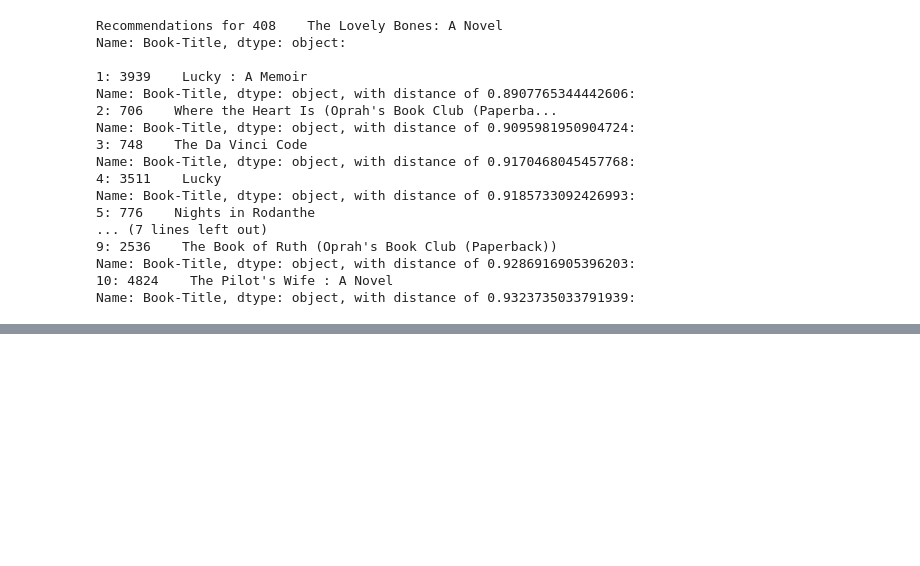
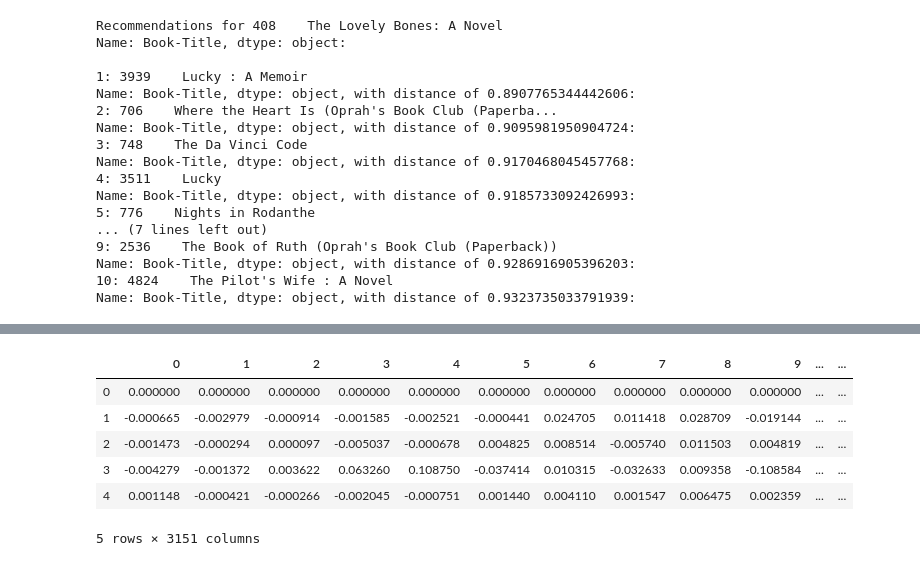
Before and after one commit to anthonymoisan/SystemRecommander, a Jupyter notebook: src/SystemRecommander.ipynb, the cells around one changed output, grey strips where cells are left out. Drawn from its saved outputs; the diff is of its cells as text; code cells hidden in the pictures; blank space fills up the shorter version.

```diff
--- a/src/SystemRecommander.ipynb
+++ b/src/SystemRecommander.ipynb
@@ -441,0 +523,5 @@ Name: Book-Title, dtype: object, with distance of 0.9323735033791939:
+# %%
+n_users = len(df_with_index["User-ID"].unique())
+print("# users :", n_users)
+n_books = len(df_with_index["ISBN"].unique())
+print("# books :", n_books)
@@ -441,0 +553,9 @@ Name: Book-Title, dtype: object, with distance of 0.9323735033791939:
+# %%
+#Create one user-book matrices for testing
+test_data_matrix = np.zeros((n_users, n_books))
+    #for every line in the data
+for line in df_test[:1].itertuples():
+    #set the value in the column and row to
+    #line[1] is User-Id, line[2] is ISBN and line[3] is Book-Rating, line[4] is ISBN_index and line[5] is User_index
+    test_data_matrix[line[5], line[4]] = line[3]
+test_data_matrix.shape
@@ -441,0 +566,10 @@ Name: Book-Title, dtype: object, with distance of 0.9323735033791939:
+# %%
+from sklearn.metrics import mean_squared_error
+from math import sqrt
+def rmse(prediction, ground_truth):
+    #select prediction values that are non-zero and flatten into 1 array
+    prediction = prediction[ground_truth.nonzero()]
+    #select test values that are non-zero and flatten into 1 array
+    ground_truth = ground_truth[ground_truth.nonzero()]
+    #return RMSE between values
+    return sqrt(mean_squared_error(prediction, ground_truth))
@@ -441,0 +578,15 @@ Name: Book-Title, dtype: object, with distance of 0.9323735033791939:
+# %%
+from scipy.sparse.linalg import svds
+#Calculate the rmse sscore of SVD using different values of k (latent features)
+rmse_list = []
+for i in [1,2,5,20,40,60,100]:
+    #apply svd to the test data
+    u,s,vt = svds(train_data_matrix,k=i)
+    #get diagonal matrix
+    s_diag_matrix=np.diag(s)
+    #predict x with dot product of u s_diag and vt
+    X_pred = np.dot(np.dot(u,s_diag_matrix),vt)
+    #calculate rmse score of matrix factorisation predictions
+    rmse_score = rmse(X_pred,test_data_matrix)
+    rmse_list.append(rmse_score)
+    print("Matrix Factorisation with " + str(i) +" latent features has a RMSE of " + str(rmse_score))
@@ -441,0 +601,12 @@ Name: Book-Title, dtype: object, with distance of 0.9323735033791939:
+# %%
+#Convert predictions to a DataFrame
+mf_pred = pd.DataFrame(X_pred)
+mf_pred.head()
+# %% [output]
+|  | 0 | 1 | 2 | 3 | 4 | 5 | 6 | 7 | 8 | 9 | ... | ... |
+| 0 | 0.000000 | 0.000000 | 0.000000 | 0.000000 | 0.000000 | 0.000000 | 0.000000 | 0.000000 | 0.000000 | 0.000000 | ... | ... |
+| 1 | -0.000665 | -0.002979 | -0.000914 | -0.001585 | -0.002521 | -0.000441 | 0.024705 | 0.011418 | 0.028709 | -0.019144 | ... | ... |
+| 2 | -0.001473 | -0.000294 | 0.000097 | -0.005037 | -0.000678 | 0.004825 | 0.008514 | -0.005740 | 0.011503 | 0.004819 | ... | ... |
+| 3 | -0.004279 | -0.001372 | 0.003622 | 0.063260 | 0.108750 | -0.037414 | 0.010315 | -0.032633 | 0.009358 | -0.108584 | ... | ... |
+| 4 | 0.001148 | -0.000421 | -0.000266 | -0.002045 | -0.000751 | 0.001440 | 0.004110 | 0.001547 | 0.006475 | 0.002359 | ... | ... |
+5 rows × 3151 columns
```
Also changed, not shown: parts of 46 cells of this notebook, 2 other files.
